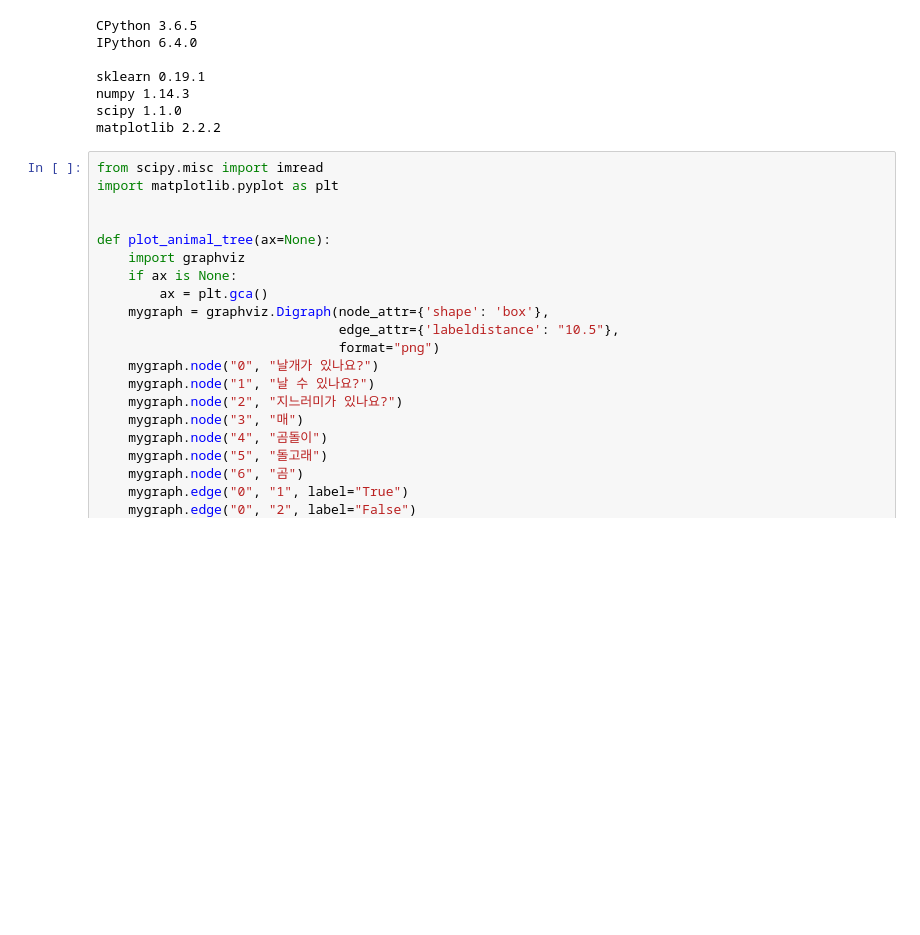
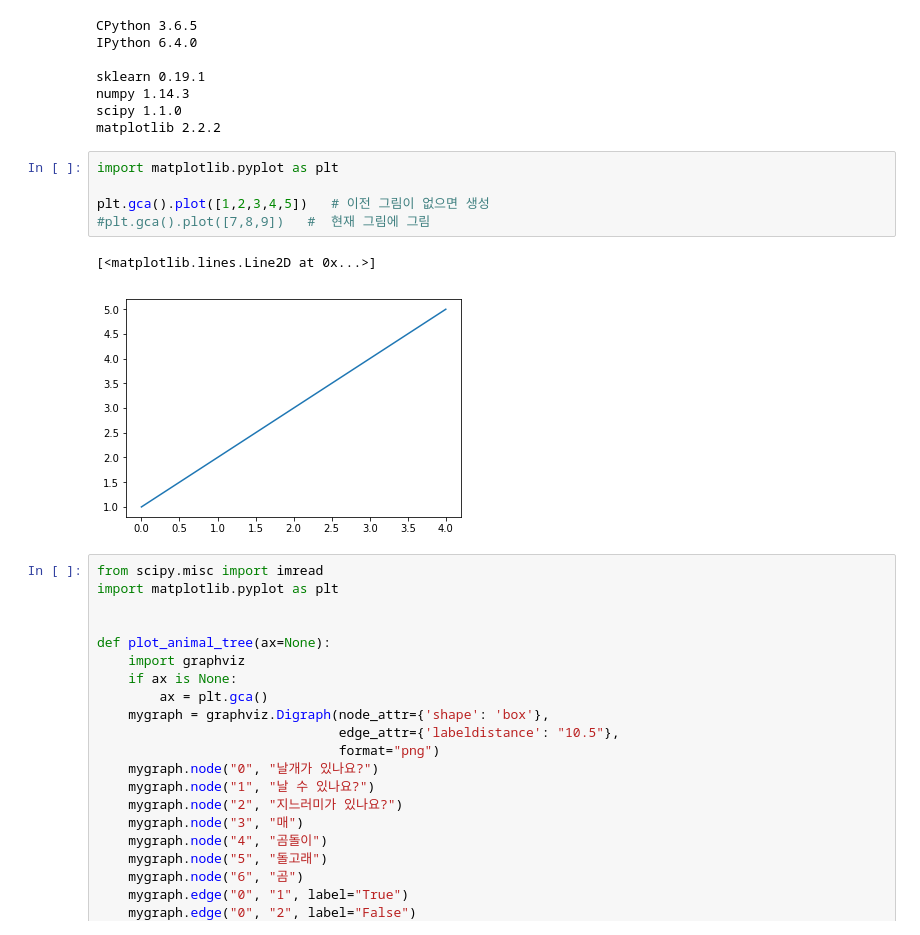
Before and after one commit to DannyKang/introduction_to_ml_with_python, a Jupyter notebook: 02-Test.ipynb, the cells around one changed output. Saved outputs shown, nothing was run; the diff lists cells and outputs as text; blank space fills up the shorter version.

```diff
--- a/02-Test.ipynb
+++ b/02-Test.ipynb
@@ -12,6 +12,14 @@ sklearn 0.19.1
 numpy 1.14.3
 scipy 1.1.0
 matplotlib 2.2.2
+# %%
+import matplotlib.pyplot as plt
+
+plt.gca().plot([1,2,3,4,5])   # 이전 그림이 없으면 생성
+#plt.gca().plot([7,8,9])   #  현재 그림에 그림
+# %% [output]
+[<matplotlib.lines.Line2D at 0x...>]
+[figure, added]
 # %%
 from scipy.misc import imread
 import matplotlib.pyplot as plt
```
Also changed, not shown: 13 other files.
